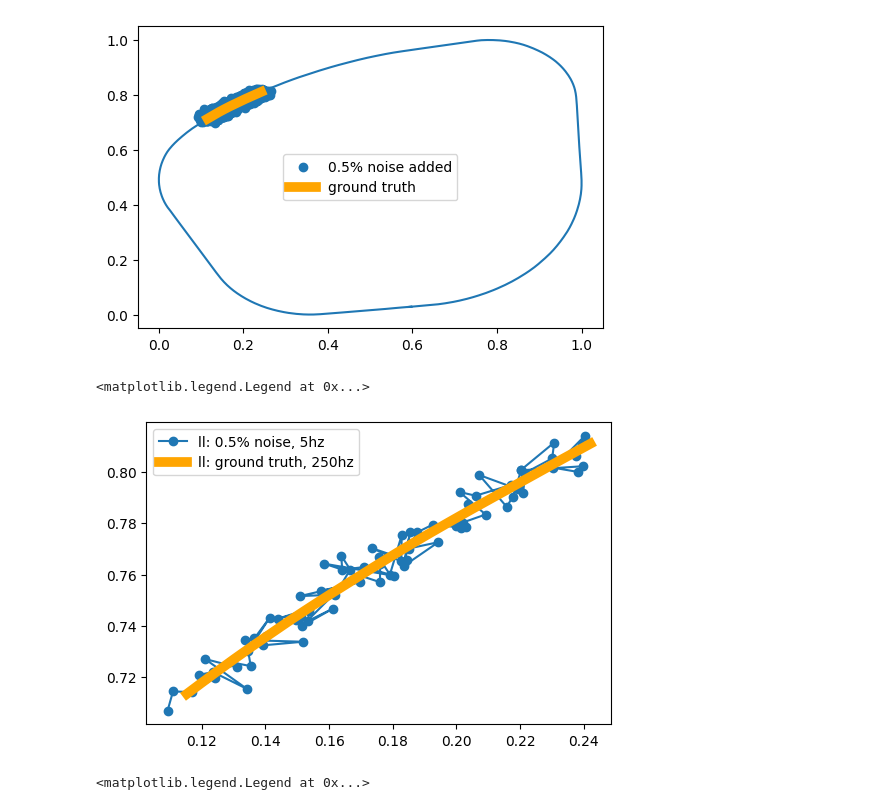
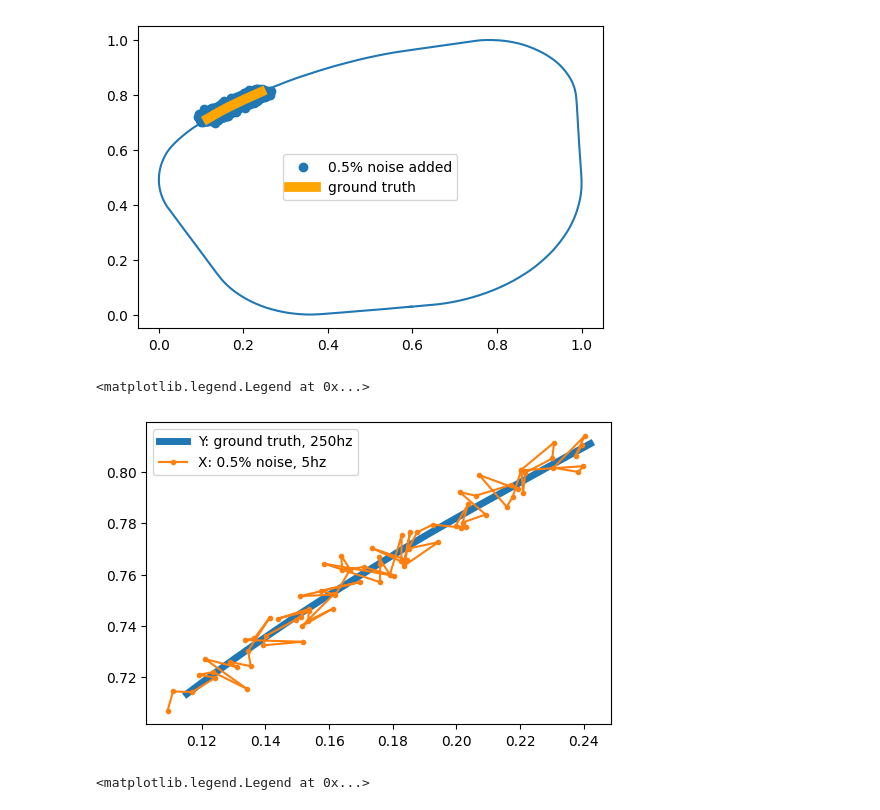
Before and after one commit to jarviskroos7/PATH_vehicle_localization, a Jupyter notebook: code/segment_generation.ipynb, the cells around one changed output. Drawn from its saved outputs; the diff is of its cells as text; code cells hidden in the pictures.

```diff
--- a/code/segment_generation.ipynb
+++ b/code/segment_generation.ipynb
@@ -363,13 +363,13 @@ rl_seg_noise = add_gps_noise_downsample(rl_seg_gt, 5, 0.005)
 # %%
 # plt.plot(ll.x_norm, ll.y_norm)
 plt.figure(dpi=100)
-plt.plot(ll_seg_gps_noise[1].x_norm_noise, ll_seg_gps_noise[1].y_norm_noise, '-o', label='ll: 0.5% noise, 5hz')
-plt.plot(ll_seg_gt[1].x_norm, ll_seg_gt[1].y_norm, linewidth=7, label='ll: ground truth, 250hz', color='orange')
+plt.plot(ll_seg_gt[1].x_norm, ll_seg_gt[1].y_norm, linewidth=5, label='Y: ground truth, 250hz')
+plt.plot(ll_seg_gps_noise[1].x_norm_noise, ll_seg_gps_noise[1].y_norm_noise, '-o', label='X: 0.5% noise, 5hz', ms=3)
 
 plt.legend()
 # %% [output]
 <matplotlib.legend.Legend at 0x...>
-[figure, old version]
+[figure, new version]
 # %%
 # plt.plot(ll.x_norm, ll.y_norm)
 plt.figure(dpi=100)
```
